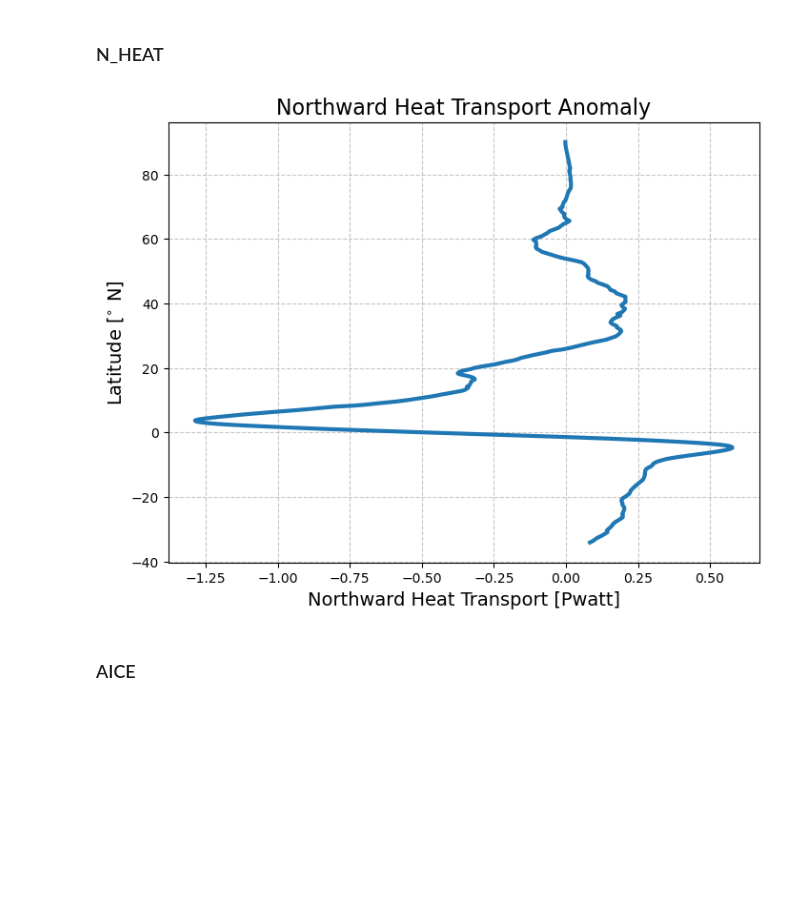
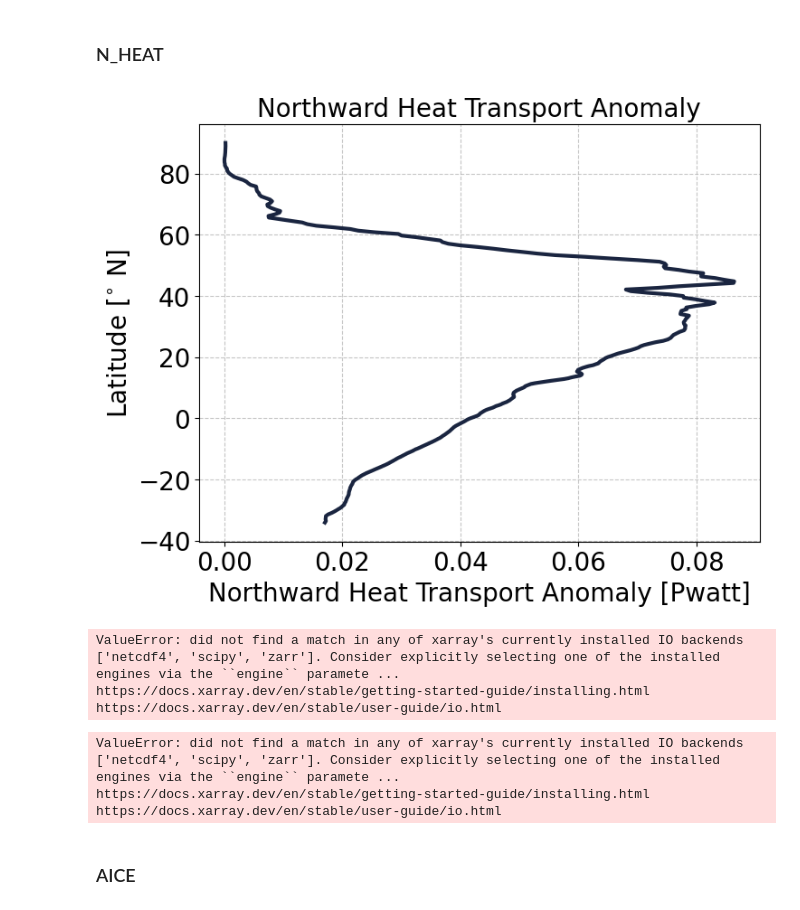
Before and after one commit to inagler/current, a Jupyter notebook: Additional_figures_composite.ipynb, the cells around one changed output. Saved outputs shown, nothing was run; the diff lists cells and outputs as text; code cells hidden in the pictures; blank space fills up the shorter version.

```diff
--- a/Additional_figures_composite.ipynb
+++ b/Additional_figures_composite.ipynb
@@ -68,31 +69,68 @@ ccrs = cartopy.crs
 # %% [markdown]
 ### N_HEAT
 # %%
-n_heat_file = '/Data/gfi/share/ModData/CESM2_LENS2/ocean/monthly/n_heat/n_heat_1001.001.nc'
+n_heat_file = os.path.expanduser('~/phase1_CONDA/')+'/results/composites/n_heat_anomaly.nc'
 difference_n_heat = xr.open_dataset(n_heat_file)
 
-#vmin = -abs(difference_n_heat.N_HEAT).max()
-#vmax = abs(difference_n_heat.N_HEAT).max()
+vmin = -abs(difference_n_heat.N_HEAT).max()
+vmax = abs(difference_n_heat.N_HEAT).max()
-# %%
-### for preparatory purposes only
-difference_n_heat = difference_n_heat.N_HEAT - difference_n_heat.N_HEAT.isel(time=0)
-vmin = -abs(difference_n_heat).max()
-vmax = abs(difference_n_heat).max()
-###
 # %%
-line = difference_n_heat.isel(time=1, transport_reg=1, transport_comp=1).values
-#line = difference_n_heat.N_HEAT.isel(time=1, transport_reg=1, transport_comp=1).values
+labelsize = 20
+
+line = difference_n_heat.N_HEAT.values
 lats = difference_n_heat.lat_aux_grid.values
 
 plt.figure(figsize=(8, 6))
-plt.plot(line, lats, linewidth=3)
-plt.title('Northward Heat Transport Anomaly', fontsize=16)
-plt.xlabel('Northward Heat Transport [Pwatt]', fontsize=14)
-plt.ylabel('Latitude [$^{\circ}$ N]', fontsize=14)
+plt.plot(line, lats, linewidth=3, color='#1A2540')
+plt.title('Northward Heat Transport Anomaly', fontsize=labelsize)
+plt.xlabel('Northward Heat Transport Anomaly [Pwatt]', fontsize=labelsize)
+plt.ylabel('Latitude [$^{\circ}$ N]', fontsize=labelsize)
 plt.grid(True, linestyle='--', alpha=0.7)
-plt.show()
+plt.xticks(fontsize=labelsize)
+plt.yticks(fontsize=labelsize)
+
+#plt.show()
+plt.savefig(os.path.expanduser('~/phase1_CONDA/results/')+'n_heat_anomaly.png', bbox_inches='tight', dpi=300)
 # %% [output]
-[figure, old version]
+[figure, new version]
+# %%
+n_heat_file = '/Data/gfi/share/ModData/CESM2_LENS2/ocean/monthly/comp/N_HEATcomposite.nc'
+difference_n_heat = xr.open_dataset(n_heat_file)
+# %% [output]
+ValueError: did not find a match in any of xarray's currently installed IO backends ['netcdf4', 'scipy', 'zarr']. Consider explicitly selecting one of the installed engines via the ``engine`` paramete ...
+https://docs.xarray.dev/en/stable/getting-started-guide/installing.html
+https://docs.xarray.dev/en/stable/user-guide/io.html
+# %%
+bsf_file = '/Data/gfi/share/ModData/CESM2_LENS2/ocean/monthly/comp/N_HEATcomposite.nc'
+ds_var_annual = xr.open_dataarray(bsf_file)
+
+ds = ds_var_annual - ds_var_annual.isel(time=0)
+
+fig, axes = plt.subplots(nrows=4, ncols=3, figsize=(15, 10))
+
+lats = difference_n_heat.lat_aux_grid.values
+
+# Loop through the subplots and plot the data
+for i, ax in enumerate(axes.flatten()):
+
+    line = ds.isel(time=range(i * 5, i * 5 + 5)).mean('time').values
+
+    ax.plot(line, lats)
+
+        # Set xlim and ylim
+    ax.set_xlim(-0.03, 0.15)
+
+    ax.set_title(f" {i+1}")
+
+fig.suptitle('sMOC -  5 year Anomalies', fontsize=16)
+
+plt.show()
+
+#plt.savefig(os.path.expanduser('~/phase1_CONDA/results/')+'n_heat_5year_anomalies.png', bbox_inches='tight', dpi=300)
+# %% [output]
+ValueError: did not find a match in any of xarray's currently installed IO backends ['netcdf4', 'scipy', 'zarr']. Consider explicitly selecting one of the installed engines via the ``engine`` paramete ...
+https://docs.xarray.dev/en/stable/getting-started-guide/installing.html
+https://docs.xarray.dev/en/stable/user-guide/io.html
 # %% [markdown]
 ### AICE
 # %%
```
Also changed, not shown: parts of 5 cells of this notebook, 28 other files.
